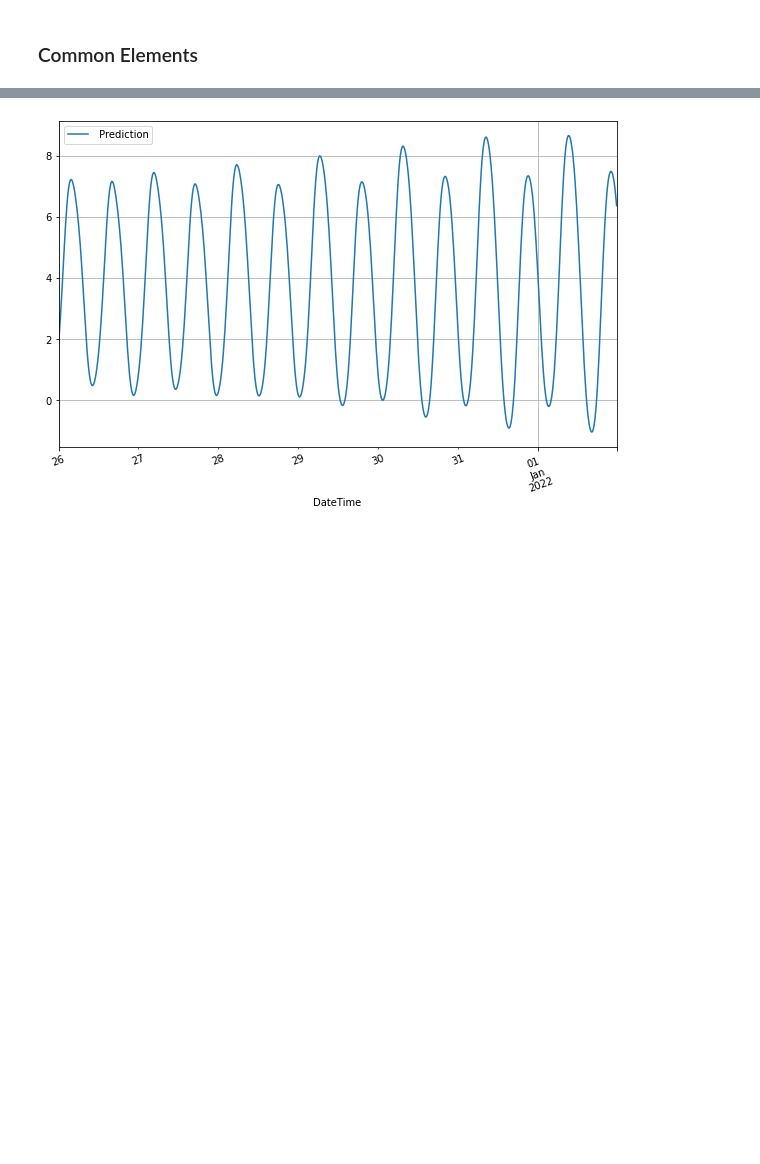
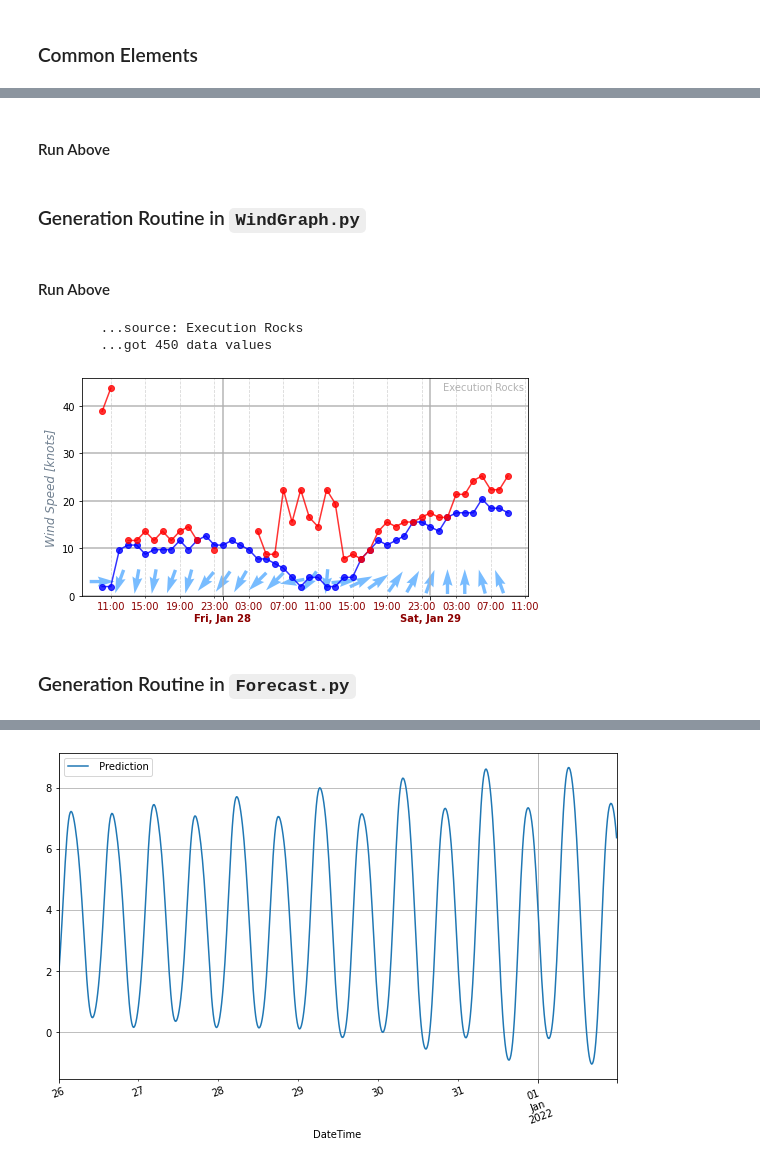
Before and after one commit to pbeeken/WeatherKiosk, a Jupyter notebook: WeatherTests.ipynb, the cells around one changed output, grey strips where cells are left out. Drawn from its saved outputs; the diff is of its cells as text; code cells hidden in the pictures; blank space fills up the shorter version.

```diff
--- a/WeatherTests.ipynb
+++ b/WeatherTests.ipynb
@@ -169 +387,3 @@ def fetchDailyTides(fromTideStation):
+# %% [markdown]
+#### Run Above
 # %%
@@ -174,0 +395,2 @@ def fetchDailyTides(fromTideStation):
+# %% [markdown]
+### Generation Routine in `WindGraph.py`
@@ -174,0 +481,36 @@ def fetchDailyTides(fromTideStation):
+# %% [markdown]
+#### Run Above
+# %%
+now = datetime.now().astimezone(EST)
+d = timedelta(days = 2)
+
+# try to get execution rocks first, then WestLI, falling back to nearest manned land station
+try:
+    source = "Execution Rocks"
+    print(f"\t...source: {source}")
+    theDF = fetchWindData(real_EXR_TimeDataFile)
+    smpl = theDF['DateTime'] > (now - d)
+    makeWindGraph( theDF[smpl].resample('1H', on='DateTime').mean(), source )
+except:
+    print("\t... failed")
+    # if that fails then try western LI buoy
+    try:
+        source = "Western LI"
+        print(f"\t...source: {source}")
+        theDF = fetchWindData(real_WLI_TimeDataFile)
+        smpl = theDF['DateTime'] > (now - d)
+        makeWindGraph( theDF[smpl].resample('1H', on='DateTime').mean(), source )
+    except:
+        print("\t... failed")
+        # if that fails then settle on Kings Point (never fails)
+        source = "Kings Point LI"
+        print(f"\t...source: {source}")
+        theDF = fetchWindData(real_KPH_TimeDataFile)
+        smpl = theDF['DateTime'] > (now - d)
+        makeWindGraph( theDF[smpl].resample('1H', on='DateTime').mean(), source )
+# %% [output]
+        ...source: Execution Rocks
+        ...got 450 data values
+[figure, added]
+# %% [markdown]
+### Generation Routine in `Forecast.py`
```
Also changed, not shown: parts of 35 cells of this notebook, 2 other files.
